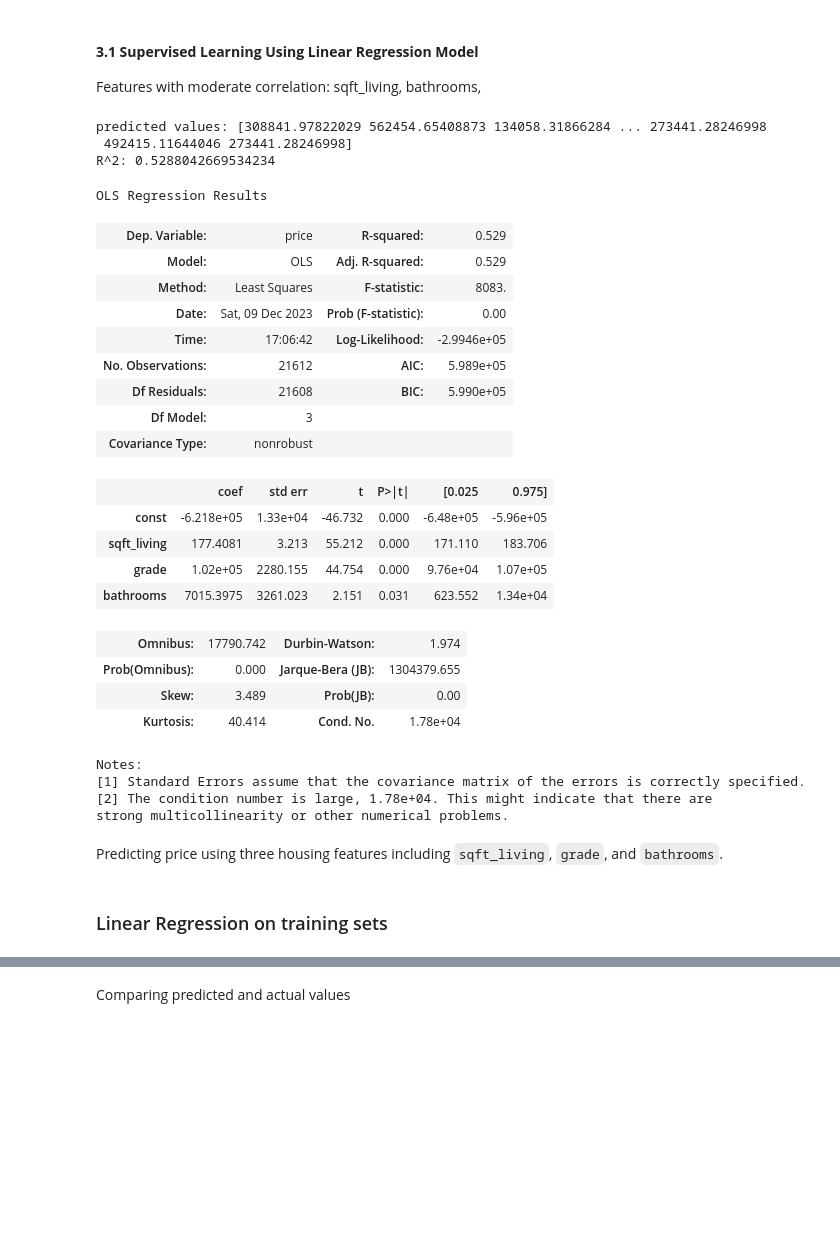
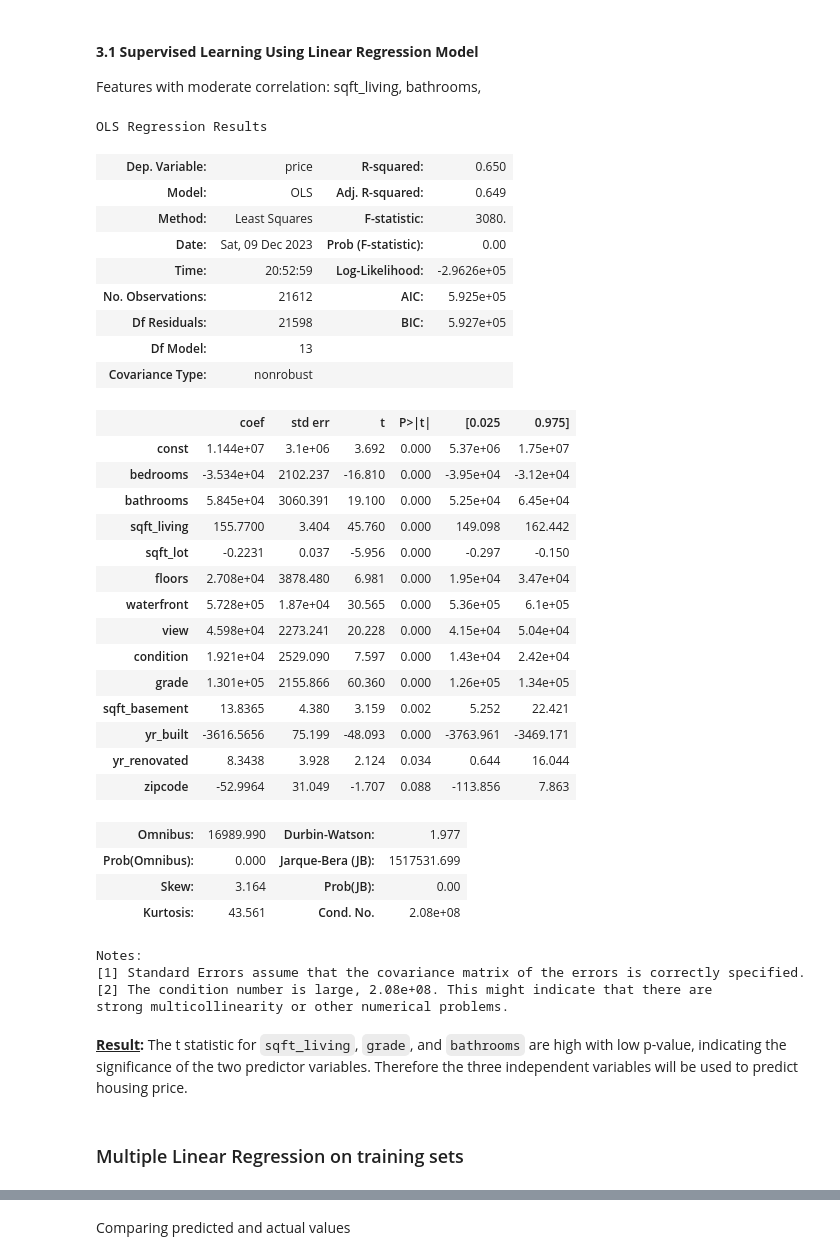
Before and after one commit to renaqd/team5-ADS500B, a Jupyter notebook: FinalProject_team5.ipynb, the cells around one changed output, grey strips where cells are left out. Saved outputs shown, nothing was run; the diff lists cells and outputs as text; code cells hidden in the pictures; blank space fills up the shorter version.

```diff
--- a/FinalProject_team5.ipynb
+++ b/FinalProject_team5.ipynb
@@ -143,8 +139,8 @@ dtype: int64
 
 After determining possible correlation, exclude redundant data and determine which variables are relevant to modeling.
 # %%
-# drop columns unneccesary to analysis
-housing_data.drop(["id", "sqft_living15","sqft_lot15"], axis = 1, inplace = True)
+# drop columns that don't add value to analysis
+housing_data.drop(["id", "sqft_living15","sqft_lot15", "lat", "long"], axis = 1, inplace = True)
 # housing_data.drop("id", axis = 1, inplace=True)
 
 # drop outliers influencing analysis
@@ -262,5 +246,8 @@ sns.heatmap(high_corr)
 # %% [markdown]
 However, `sqft_above` will be removed for the final model as it may have multicollinearity concerns with `sqft_living`.
+# %%
+# drop columns with multicollinearity concerns
+housing_data.drop(["sqft_above"], axis = 1, inplace = True)
 # %% [markdown]
 #### **2.4 Perform exploratory analysis in combination with visualization techniques to discover patterns and features of interest**
 # %%
@@ -307,50 +290,51 @@ plt.show()
 
 Features with moderate correlation: sqft_living, bathrooms,
 # %%
-# predictor variables
-housing_features = ['sqft_living', 'grade', 'bathrooms']
+# drop variables incompatible to modeling
+housing_data.drop(["date"], axis = 1, inplace = True)
 
-# response variable
-housing_price = 'price'
+# selecting independent variables to explore
+x_all = housing_data.drop(columns=['price'])
 
 # fit a linear regression model to predict 'price' with housing features
-Y = housing_data['price']
-lm1 = LinearRegression()
-lm1.fit(housing_data[housing_features], Y)
-
-print("predicted values: " + str(lm1.predict(housing_data[housing_features])))
-print("R^2: " + str(lm1.score(housing_data[housing_features], Y)))
+Y = housing_data['price'] # response variable
-# %% [output]
-predicted values: [308841.97822029 562454.65408873 134058.31866284 ... 273441.28246998
- 492415.11644046 273441.28246998]
-R^2: 0.5288042669534234
 # %%
-X1 = sm.add_constant(housing_data[housing_features])
+X1 = sm.add_constant(x_all)
 X1_results = OLS(Y,X1).fit()
 X1_results.summary()
 # %% [output]
 OLS Regression Results
-| Dep. Variable: | price | R-squared: | 0.529 |
-| Model: | OLS | Adj. R-squared: | 0.529 |
-| Method: | Least Squares | F-statistic: | 8083. |
+| Dep. Variable: | price | R-squared: | 0.650 |
+| Model: | OLS | Adj. R-squared: | 0.649 |
+| Method: | Least Squares | F-statistic: | 3080. |
 | Date: | Sat, 09 Dec 2023 | Prob (F-statistic): | 0.00 |
-| Time: | 17:06:42 | Log-Likelihood: | -2.9946e+05 |
-| No. Observations: | 21612 | AIC: | 5.989e+05 |
-| Df Residuals: | 21608 | BIC: | 5.990e+05 |
-| Df Model: | 3 |  |  |
+| Time: | 20:52:59 | Log-Likelihood: | -2.9626e+05 |
+| No. Observations: | 21612 | AIC: | 5.925e+05 |
+| Df Residuals: | 21598 | BIC: | 5.927e+05 |
+| Df Model: | 13 |  |  |
 | Covariance Type: | nonrobust |  |  |
 |  | coef | std err | t | P>|t| | [0.025 | 0.975] |
-| const | -6.218e+05 | 1.33e+04 | -46.732 | 0.000 | -6.48e+05 | -5.96e+05 |
-| sqft_living | 177.4081 | 3.213 | 55.212 | 0.000 | 171.110 | 183.706 |
-| grade | 1.02e+05 | 2280.155 | 44.754 | 0.000 | 9.76e+04 | 1.07e+05 |
-| bathrooms | 7015.3975 | 3261.023 | 2.151 | 0.031 | 623.552 | 1.34e+04 |
+| const | 1.144e+07 | 3.1e+06 | 3.692 | 0.000 | 5.37e+06 | 1.75e+07 |
+| bedrooms | -3.534e+04 | 2102.237 | -16.810 | 0.000 | -3.95e+04 | -3.12e+04 |
+| bathrooms | 5.845e+04 | 3060.391 | 19.100 | 0.000 | 5.25e+04 | 6.45e+04 |
+| sqft_living | 155.7700 | 3.404 | 45.760 | 0.000 | 149.098 | 162.442 |
+| sqft_lot | -0.2231 | 0.037 | -5.956 | 0.000 | -0.297 | -0.150 |
+| floors | 2.708e+04 | 3878.480 | 6.981 | 0.000 | 1.95e+04 | 3.47e+04 |
+| waterfront | 5.728e+05 | 1.87e+04 | 30.565 | 0.000 | 5.36e+05 | 6.1e+05 |
+| view | 4.598e+04 | 2273.241 | 20.228 | 0.000 | 4.15e+04 | 5.04e+04 |
+| condition | 1.921e+04 | 2529.090 | 7.597 | 0.000 | 1.43e+04 | 2.42e+04 |
+| grade | 1.301e+05 | 2155.866 | 60.360 | 0.000 | 1.26e+05 | 1.34e+05 |
+| sqft_basement | 13.8365 | 4.380 | 3.159 | 0.002 | 5.252 | 22.421 |
+| yr_built | -3616.5656 | 75.199 | -48.093 | 0.000 | -3763.961 | -3469.171 |
+| yr_renovated | 8.3438 | 3.928 | 2.124 | 0.034 | 0.644 | 16.044 |
+| zipcode | -52.9964 | 31.049 | -1.707 | 0.088 | -113.856 | 7.863 |
-| Omnibus: | 17790.742 | Durbin-Watson: | 1.974 |
-| Prob(Omnibus): | 0.000 | Jarque-Bera (JB): | 1304379.655 |
-| Skew: | 3.489 | Prob(JB): | 0.00 |
-| Kurtosis: | 40.414 | Cond. No. | 1.78e+04 |
+| Omnibus: | 16989.990 | Durbin-Watson: | 1.977 |
+| Prob(Omnibus): | 0.000 | Jarque-Bera (JB): | 1517531.699 |
+| Skew: | 3.164 | Prob(JB): | 0.00 |
+| Kurtosis: | 43.561 | Cond. No. | 2.08e+08 |
 Notes:
 [1] Standard Errors assume that the covariance matrix of the errors is correctly specified.
-[2] The condition number is large, 1.78e+04. This might indicate that there are
+[2] The condition number is large, 2.08e+08. This might indicate that there are
 strong multicollinearity or other numerical problems.
-# %% [markdown]
-Predicting price using three housing features including `sqft_living`, `grade`, and `bathrooms`.
+# %% [markdown]
+**<u>Result</u>:** The t statistic for `sqft_living`, `grade`, and `bathrooms` are high with low p-value, indicating the significance of the two predictor variables. Therefore the three independent variables will be used to predict housing price.
@@ -357,2 +344,2 @@ Predicting price using three housing features including `sqft_living`, `grade`,
 # %% [markdown]
-### Linear Regression on training sets
+### Multiple Linear Regression on training sets
```
Also changed, not shown: parts of 20 cells of this notebook.
